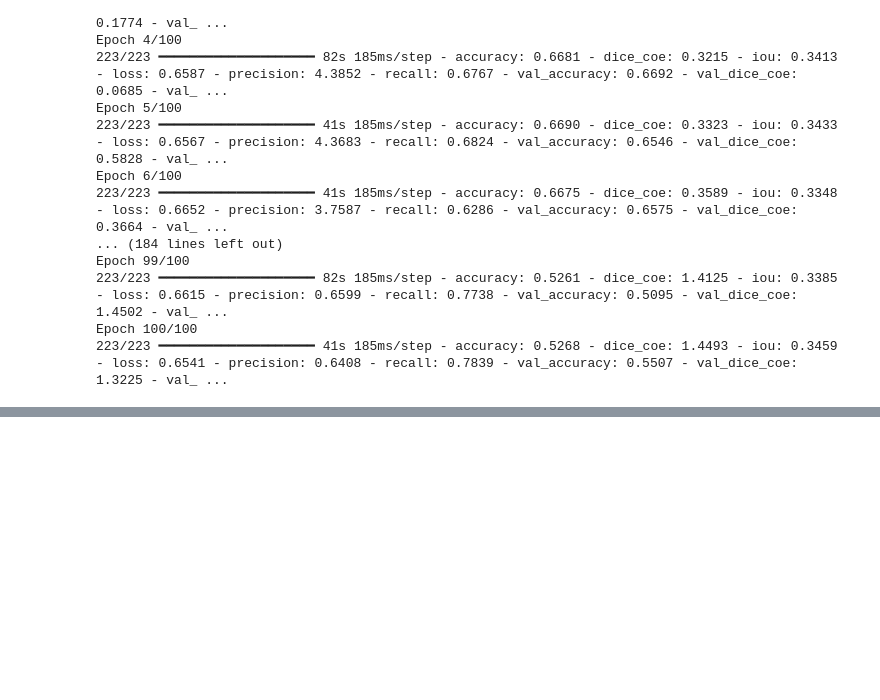
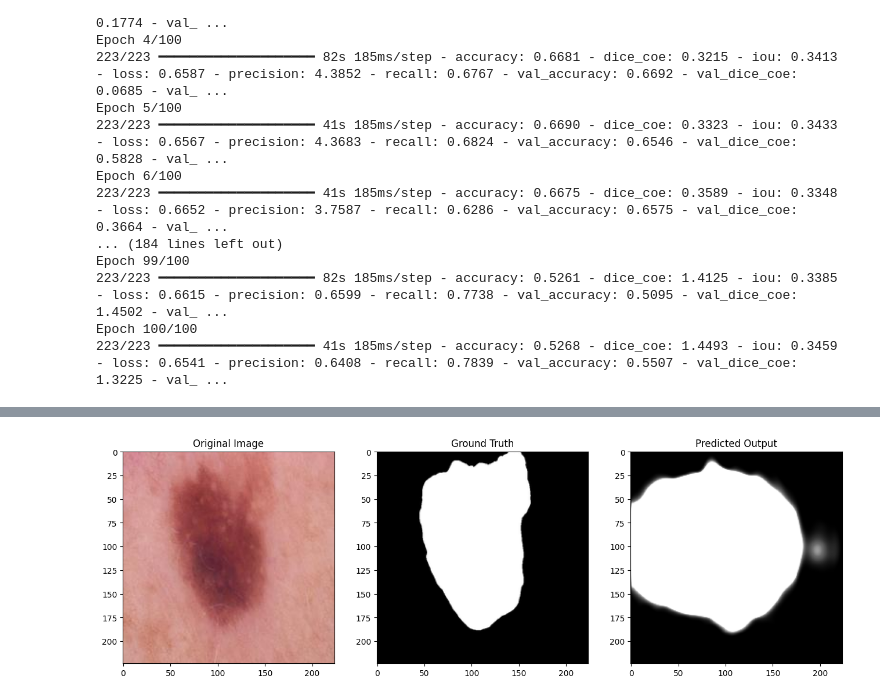
Before and after one commit to snehil0sinha1/Models, a Jupyter notebook: notebook0b41ca81ed.ipynb, the cells around one changed output, grey strips where cells are left out. Drawn from its saved outputs; the diff is of its cells as text; code cells hidden in the pictures; blank space fills up the shorter version.

Commit message:
Kaggle Notebook | notebook0b41ca81ed | Version 4

```diff
--- a/notebook0b41ca81ed.ipynb
+++ b/notebook0b41ca81ed.ipynb
@@ -319,7 +364,7 @@ model_1 = Model(inputs, pred, name="UNET_224")
 model_1.compile(optimizer= Adam(learning_rate = 0.003), loss= [jaccard_distance]
                   , metrics=[iou, dice_coe, precision, recall, accuracy])
 # %%
-model_1.load_weights('unet_100_epoch.h5')
+model_1.load_weights('/kaggle/working/unet_100_epoch.h5')
 # %%
 
 print('\n~~~~~~~~~~~~~~~Stats after 100 epoch~~~~~~~~~~~~~~~~~~~')
@@ -373,0 +473,15 @@ plt.show()
+# %%
+img_num = 49
+img_pred = model_1.predict(x_test[img_num].reshape(1,224,224,3))
+plt.figure(figsize=(16,16))
+plt.subplot(1,3,1)
+plt.imshow(x_test[img_num])
+plt.title('Original Image')
+plt.subplot(1,3,2)
+plt.imshow(y_test[img_num], plt.cm.binary_r)
+plt.title('Ground Truth')
+plt.subplot(1,3,3)
+plt.imshow(img_pred.reshape(224, 224), plt.cm.binary_r)
+plt.title('Predicted Output')
+plt.show()
+# %% [output]
@@ -373,0 +506 @@ plt.show()
+[figure, added]
```
Also changed, not shown: parts of 11 cells of this notebook.
